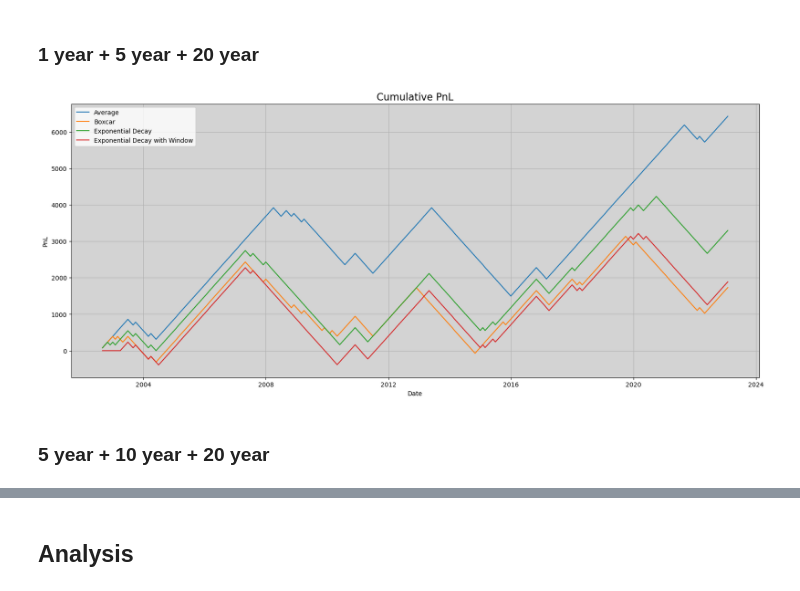
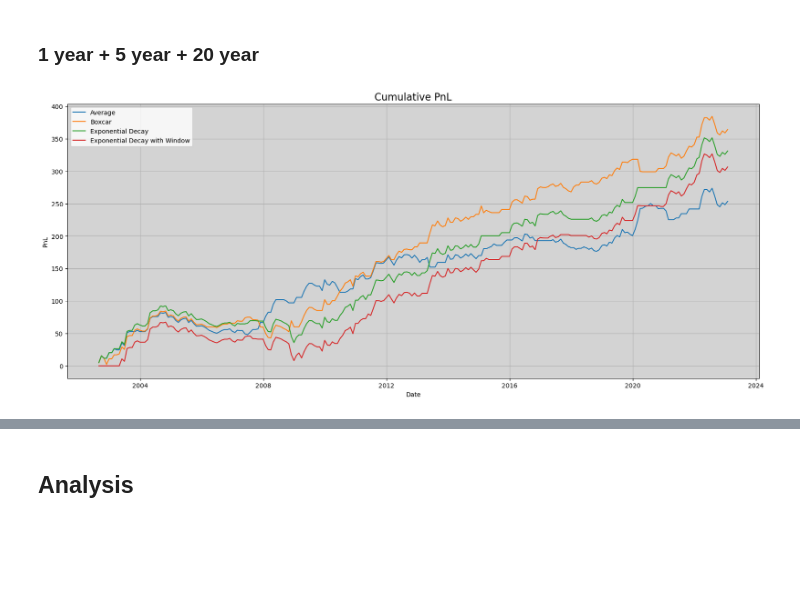
Before and after one commit to zym20000325/MeanRevertingYieldCurve, a Jupyter notebook: main.ipynb, the cells around one changed output, grey strips where cells are left out. Saved outputs shown, nothing was run; the diff lists cells and outputs as text; code cells hidden in the pictures; blank space fills up the shorter version.

```diff
--- a/main.ipynb
+++ b/main.ipynb
@@ -113,7 +132,7 @@ Three different methods are used to calculate the unconditional curve so that we
 
 These methods are motivated from the Predictive Regression homework.
 # %%
-df_uncon_average = unconditional_average(df_forward)
-df_uncon_boxcar = unconditional_boxcar(df_forward, window = 10)
-df_uncon_exp_decay = unconditional_exponential_decay(df_forward, decay_coefficient = 0.1)
-df_uncon_exp_decay2 = unconditional_exponential_decay(df_forward, decay_coefficient = 0.1, window = 20)
+df_uncon_average = unconditional_average(df_zero)
+df_uncon_boxcar = unconditional_boxcar(df_zero, window = 10)
+df_uncon_exp_decay = unconditional_exponential_decay(df_zero, decay_coefficient = 0.1)
+df_uncon_exp_decay2 = unconditional_exponential_decay(df_zero, decay_coefficient = 0.1, window = 20)
@@ -234,28 +197,27 @@ plt.show();
 ### 1 year + 5 year + 20 year
 # %%
 combination = ['1y','5y','20y']
+bound = 0.2
 
-df_curvature1 = trade(df_forward, df_uncon_average, combination)
-df_curvature2 = trade(df_forward, df_uncon_boxcar, combination)
-df_curvature3 = trade(df_forward, df_uncon_exp_decay, combination)
-df_curvature4 = trade(df_forward, df_uncon_exp_decay2, combination)
+df_curvature1 = trade(df_zero, df_uncon_average, df_yc_m, combination, bound = bound)
+df_curvature2 = trade(df_zero, df_uncon_boxcar, df_yc_m, combination, bound = bound)
+df_curvature3 = trade(df_zero, df_uncon_exp_decay, df_yc_m, combination, bound = bound)
+df_curvature4 = trade(df_zero, df_uncon_exp_decay2, df_yc_m, combination, bound = bound)
 
 plt.figure(figsize=(20, 8))
 
 plt.plot(df_curvature1['cumulative_pnl'], label = "Average")
 plt.plot(df_curvature2['cumulative_pnl'], label = "Boxcar")
 plt.plot(df_curvature3['cumulative_pnl'], label = "Exponential Decay")
 plt.plot(df_curvature4['cumulative_pnl'], label = "Exponential Decay with Window")
 
 plt.title('Cumulative PnL', fontsize=16)
 plt.ylabel('PnL')
 plt.xlabel('Date')
 plt.legend()
 plt.gca().set_facecolor('lightgray')
 plt.grid(True)
 
 plt.show();
 # %% [output]
-[figure, old version]
+[figure, new version]
-# %% [markdown]
-### 5 year + 10 year + 20 year
```
Also changed, not shown: parts of 16 cells of this notebook, 1 other file.
